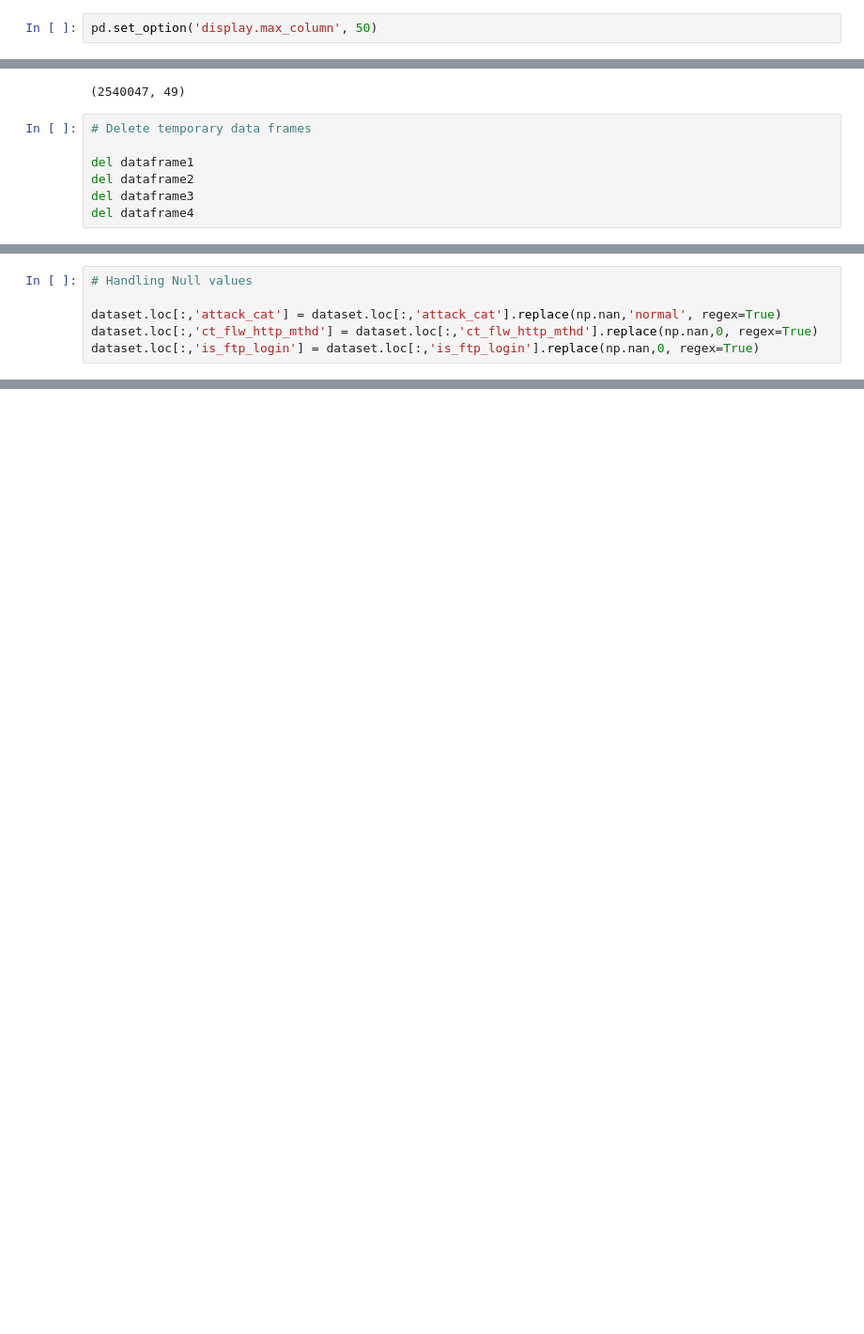
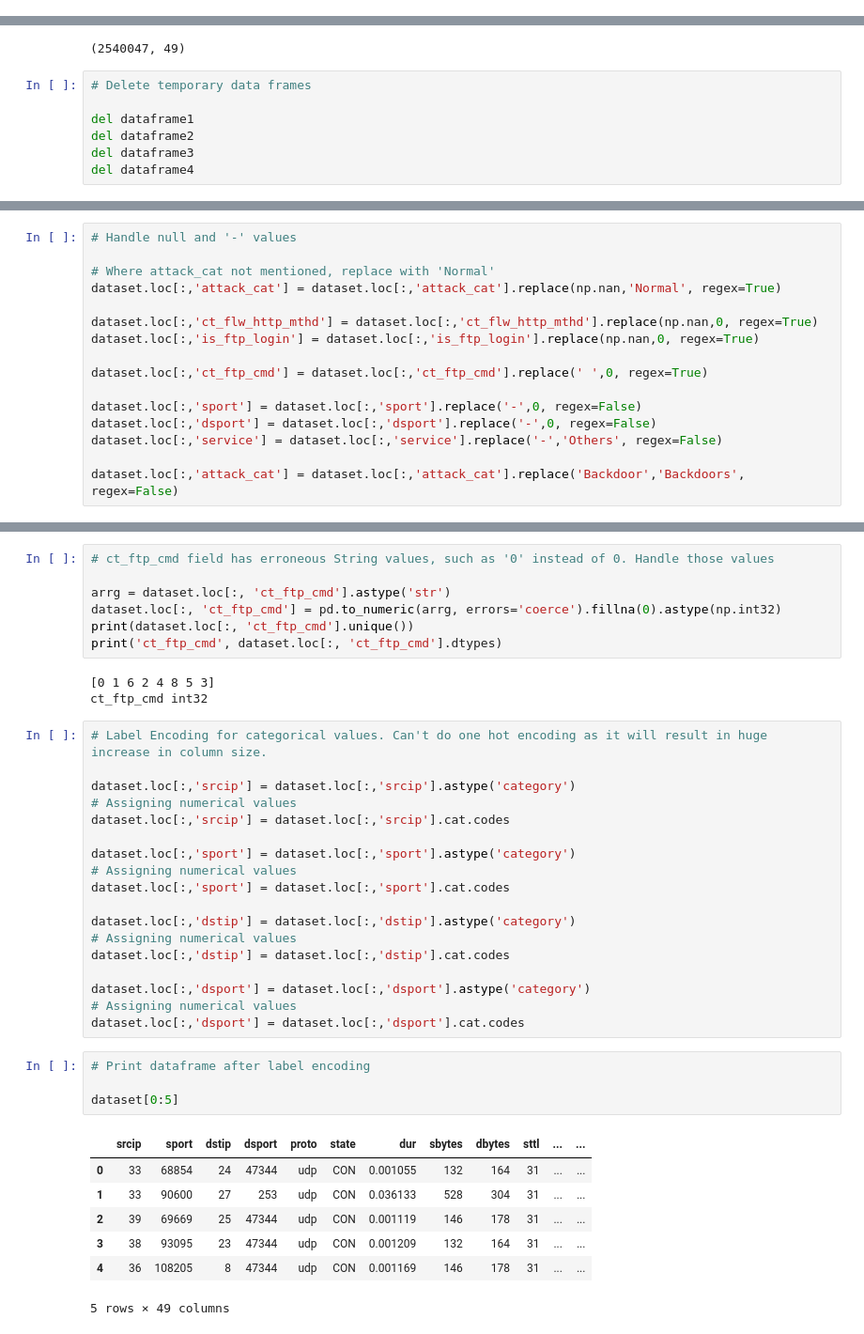
Before and after one commit to Shravya-Uchil/CMPE255-Project, a Jupyter notebook: Network Anomaly Detection.ipynb, the cells around one changed output, grey strips where cells are left out. Shown: that part at 94% size. Drawn from its saved outputs; the diff is of its cells as text; blank space fills up the shorter version.

```diff
--- a/Network Anomaly Detection.ipynb
+++ b/Network Anomaly Detection.ipynb
@@ -50,5 +17,3 @@ column_attributes
-# %%
-pd.set_option('display.max_column', 50)
 # %%
 # Read the data available in 4 csv files using temporary data frames
 
@@ -108,6 +115,16 @@ dataset.columns[dataset.isna().any()].tolist()
 # %%
-# Handling Null values
+# Handle null and '-' values
 
-dataset.loc[:,'attack_cat'] = dataset.loc[:,'attack_cat'].replace(np.nan,'normal', regex=True)
+# Where attack_cat not mentioned, replace with 'Normal'
+dataset.loc[:,'attack_cat'] = dataset.loc[:,'attack_cat'].replace(np.nan,'Normal', regex=True)
+
 dataset.loc[:,'ct_flw_http_mthd'] = dataset.loc[:,'ct_flw_http_mthd'].replace(np.nan,0, regex=True)
 dataset.loc[:,'is_ftp_login'] = dataset.loc[:,'is_ftp_login'].replace(np.nan,0, regex=True)
+
+dataset.loc[:,'ct_ftp_cmd'] = dataset.loc[:,'ct_ftp_cmd'].replace(' ',0, regex=True)
+
+dataset.loc[:,'sport'] = dataset.loc[:,'sport'].replace('-',0, regex=False)
+dataset.loc[:,'dsport'] = dataset.loc[:,'dsport'].replace('-',0, regex=False)
+dataset.loc[:,'service'] = dataset.loc[:,'service'].replace('-','Others', regex=False)
+
+dataset.loc[:,'attack_cat'] = dataset.loc[:,'attack_cat'].replace('Backdoor','Backdoors', regex=False)
@@ -178,0 +140,40 @@ print(min_max_scale)
+# %%
+# ct_ftp_cmd field has erroneous String values, such as '0' instead of 0. Handle those values
+
+arrg = dataset.loc[:, 'ct_ftp_cmd'].astype('str')
+dataset.loc[:, 'ct_ftp_cmd'] = pd.to_numeric(arrg, errors='coerce').fillna(0).astype(np.int32)
+print(dataset.loc[:, 'ct_ftp_cmd'].unique())
+print('ct_ftp_cmd', dataset.loc[:, 'ct_ftp_cmd'].dtypes)
+# %% [output]
+[0 1 6 2 4 8 5 3]
+ct_ftp_cmd int32
+# %%
+# Label Encoding for categorical values. Can't do one hot encoding as it will result in huge increase in column size.
+
+dataset.loc[:,'srcip'] = dataset.loc[:,'srcip'].astype('category')
+# Assigning numerical values
+dataset.loc[:,'srcip'] = dataset.loc[:,'srcip'].cat.codes
+
+dataset.loc[:,'sport'] = dataset.loc[:,'sport'].astype('category')
+# Assigning numerical values
+dataset.loc[:,'sport'] = dataset.loc[:,'sport'].cat.codes
+
+dataset.loc[:,'dstip'] = dataset.loc[:,'dstip'].astype('category')
+# Assigning numerical values
+dataset.loc[:,'dstip'] = dataset.loc[:,'dstip'].cat.codes
+
+dataset.loc[:,'dsport'] = dataset.loc[:,'dsport'].astype('category')
+# Assigning numerical values
+dataset.loc[:,'dsport'] = dataset.loc[:,'dsport'].cat.codes
+# %%
+# Print dataframe after label encoding
+
+dataset[0:5]
+# %% [output]
+|  | srcip | sport | dstip | dsport | proto | state | dur | sbytes | dbytes | sttl | ... | ... |
+| 0 | 33 | 68854 | 24 | 47344 | udp | CON | 0.001055 | 132 | 164 | 31 | ... | ... |
+| 1 | 33 | 90600 | 27 | 253 | udp | CON | 0.036133 | 528 | 304 | 31 | ... | ... |
+| 2 | 39 | 69669 | 25 | 47344 | udp | CON | 0.001119 | 146 | 178 | 31 | ... | ... |
+| 3 | 38 | 93095 | 23 | 47344 | udp | CON | 0.001209 | 132 | 164 | 31 | ... | ... |
+| 4 | 36 | 108205 | 8 | 47344 | udp | CON | 0.001169 | 146 | 178 | 31 | ... | ... |
+5 rows × 49 columns
```
Also changed, not shown: parts of 26 cells of this notebook.
